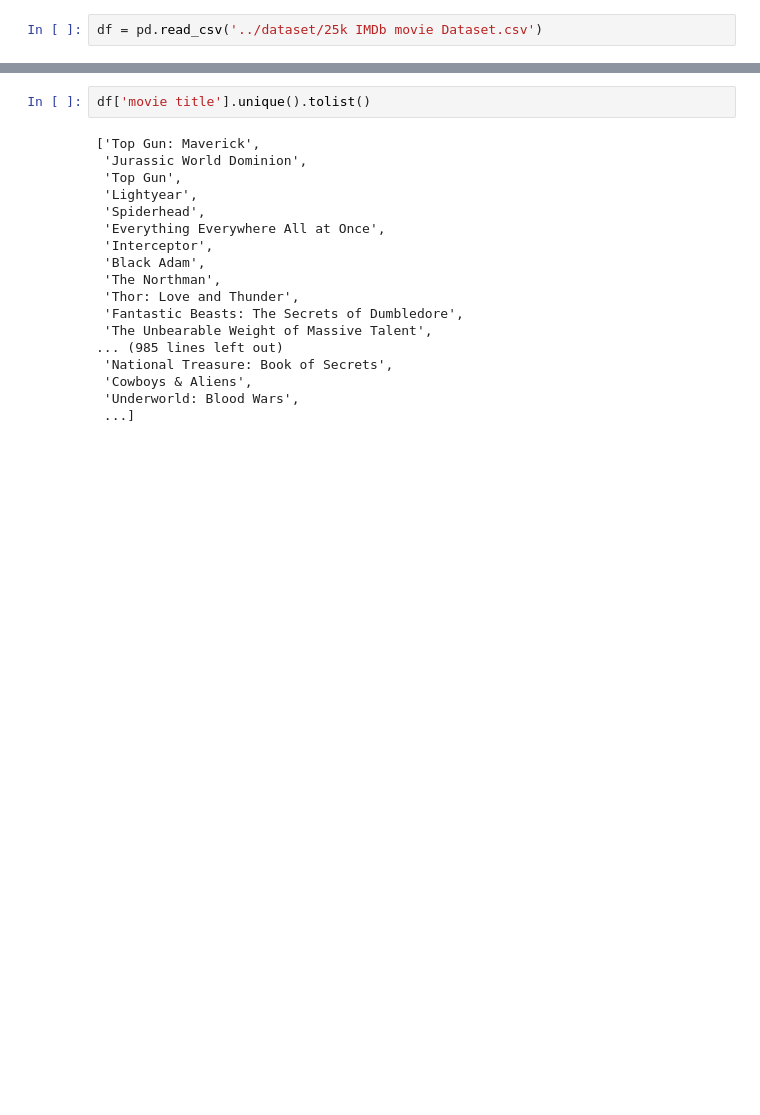
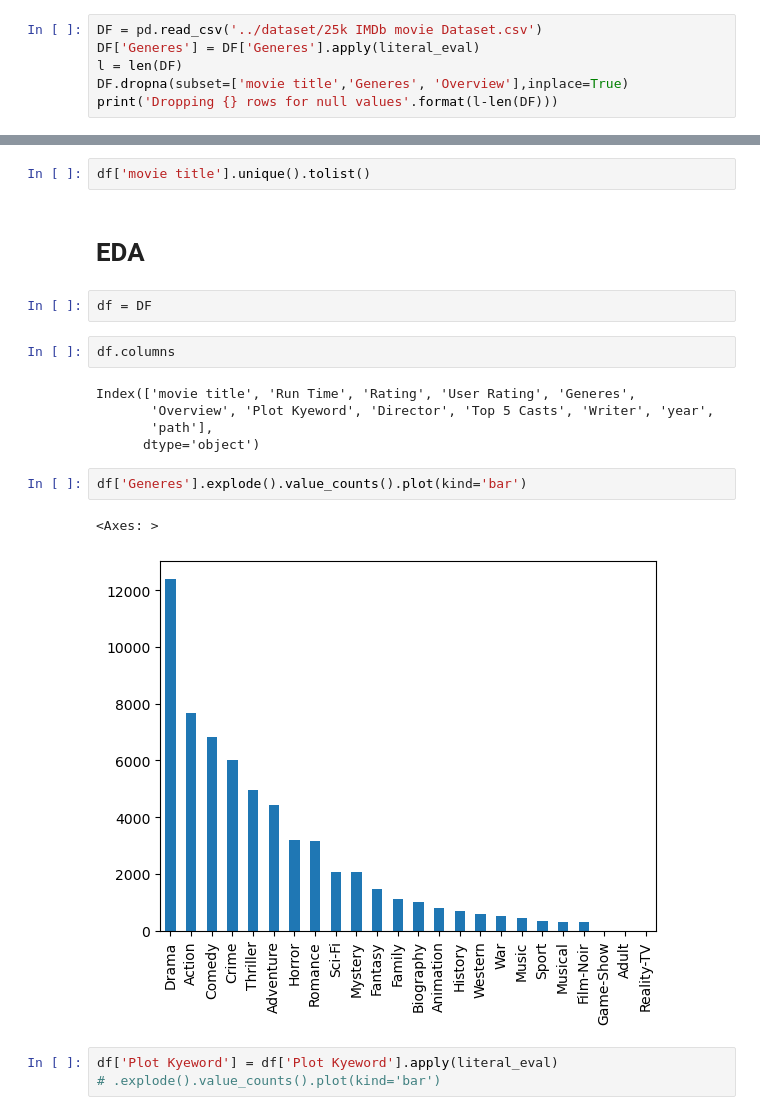
Before and after one commit to yash-sawant/movie-recommender, a Jupyter notebook: notebooks_development/Untitled.ipynb, the cells around one changed output, grey strips where cells are left out. Cells and saved outputs as stored; diff of their text form; blank space fills up the shorter version.

```diff
--- a/notebooks_development/Untitled.ipynb
+++ b/notebooks_development/Untitled.ipynb
@@ -5,2 +9,6 @@ import numpy as np
 # %%
-df = pd.read_csv('../dataset/25k IMDb movie Dataset.csv')
+DF = pd.read_csv('../dataset/25k IMDb movie Dataset.csv')
+DF['Generes'] = DF['Generes'].apply(literal_eval)
+l = len(DF)
+DF.dropna(subset=['movie title','Generes', 'Overview'],inplace=True)
+print('Dropping {} rows for null values'.format(l-len(DF)))
@@ -59,20 +210,21 @@ print(year)
 # %%
 df['movie title'].unique().tolist()
-# %% [output]
-['Top Gun: Maverick',
- 'Jurassic World Dominion',
- 'Top Gun',
- 'Lightyear',
- 'Spiderhead',
- 'Everything Everywhere All at Once',
- 'Interceptor',
- 'Black Adam',
- 'The Northman',
- 'Thor: Love and Thunder',
- 'Fantastic Beasts: The Secrets of Dumbledore',
- 'The Unbearable Weight of Massive Talent',
-... (985 lines left out)
- 'National Treasure: Book of Secrets',
- 'Cowboys & Aliens',
- 'Underworld: Blood Wars',
- ...]
+# %% [markdown]
+# EDA
+# %%
+df = DF
+# %%
+df.columns
+# %% [output]
+Index(['movie title', 'Run Time', 'Rating', 'User Rating', 'Generes',
+       'Overview', 'Plot Kyeword', 'Director', 'Top 5 Casts', 'Writer', 'year',
+       'path'],
+      dtype='object')
+# %%
+df['Generes'].explode().value_counts().plot(kind='bar')
+# %% [output]
+<Axes: >
+[figure, added]
+# %%
+df['Plot Kyeword'] = df['Plot Kyeword'].apply(literal_eval)
+# .explode().value_counts().plot(kind='bar')
```
Also changed, not shown: parts of 39 cells of this notebook, 7 other files.
